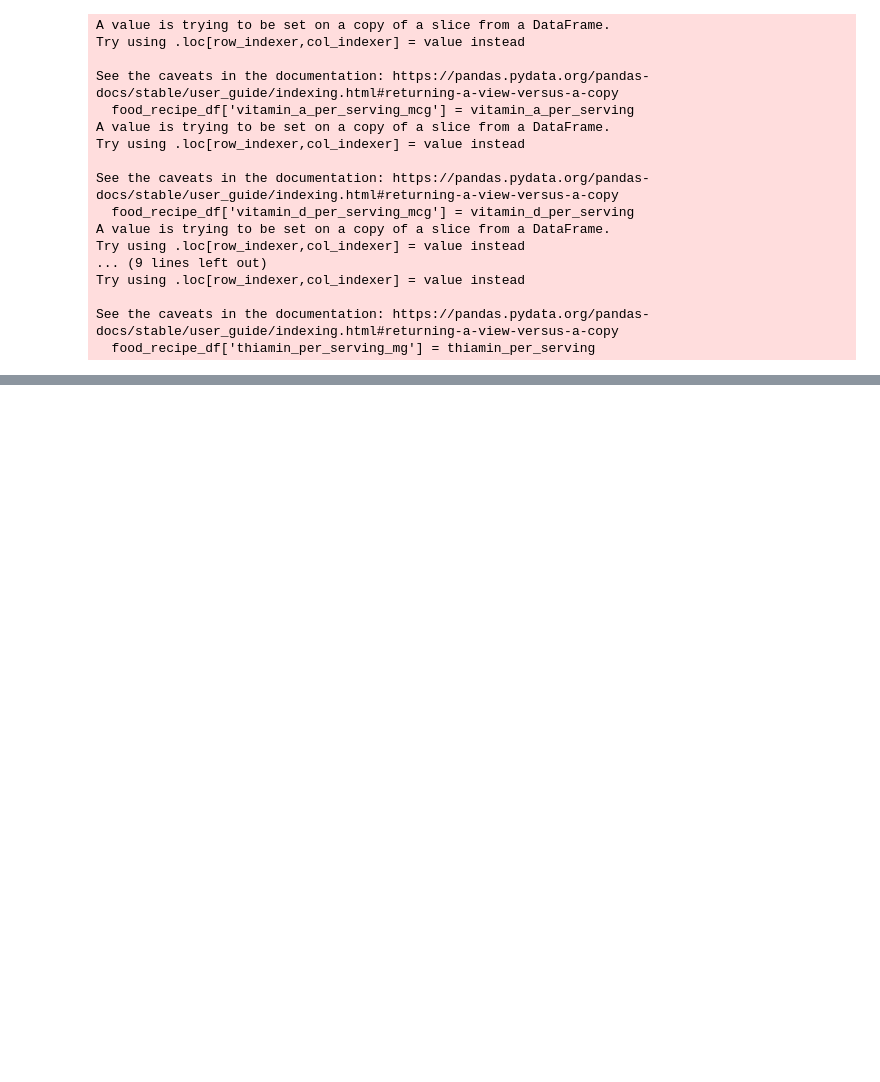
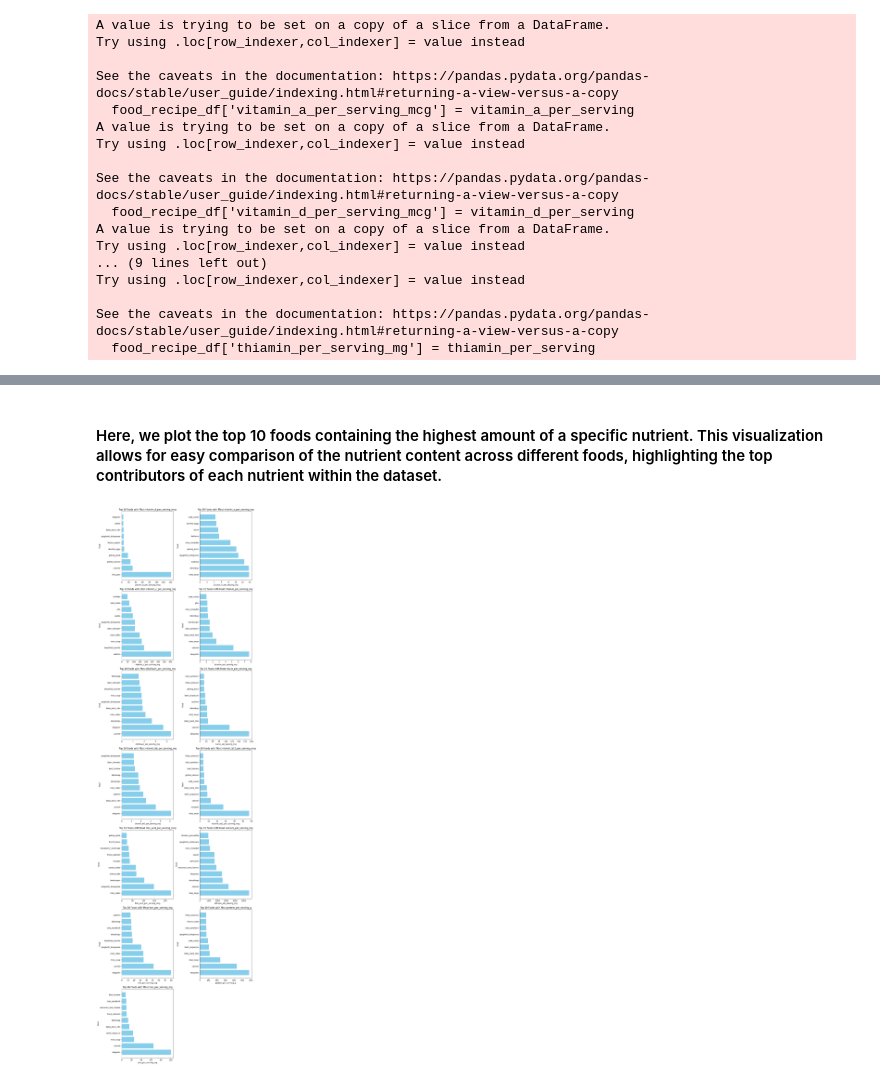
Before and after one commit to Xinyue215/gestational_healthsnap, a Jupyter notebook: Food_nutrition.ipynb, the cells around one changed output, grey strips where cells are left out. Cells and saved outputs as stored; diff of their text form; code cells hidden in the pictures; blank space fills up the shorter version.

Commit message:
added plots and removed extra cells

```diff
--- a/Food_nutrition.ipynb
+++ b/Food_nutrition.ipynb
@@ -632,3 +632,34 @@ final_df
 101 rows × 15 columns
 # %%
 final_df.to_csv('final_df.csv')
+# %% [markdown]
+#### Here, we plot the top 10 foods containing the highest amount of a specific nutrient. This visualization allows for easy comparison of the nutrient content across different foods, highlighting the top contributors of each nutrient within the dataset.
+# %%
+final_df = pd.read_csv('final_df.csv')
+# %%
+import matplotlib.pyplot as plt
+
+final_df.drop(columns=['Unnamed: 0'], inplace=True)
+
+nutrient_columns = final_df.columns[2:]
+
+num_rows = 7
+num_cols = 2
+
+fig, axs = plt.subplots(num_rows, num_cols, figsize=(12, 6*num_rows))
+
+axs = axs.flatten()
+
+for i, nutrient in enumerate(nutrient_columns):
+    top_10_foods = final_df.sort_values(by=nutrient, ascending=False).head(10)
+
+    axs[i].barh(top_10_foods['Classes'], top_10_foods[nutrient], color='skyblue')
+    axs[i].set_xlabel(nutrient)
+    axs[i].set_ylabel('Food')
+    axs[i].set_title(f'Top 10 Foods with Most {nutrient}')
+axs[-1].set_visible(False)
+plt.tight_layout()
+
+plt.show()
+# %% [output]
+[figure, added]
```
Also changed, not shown: parts of 4 cells of this notebook, 1 other file.
